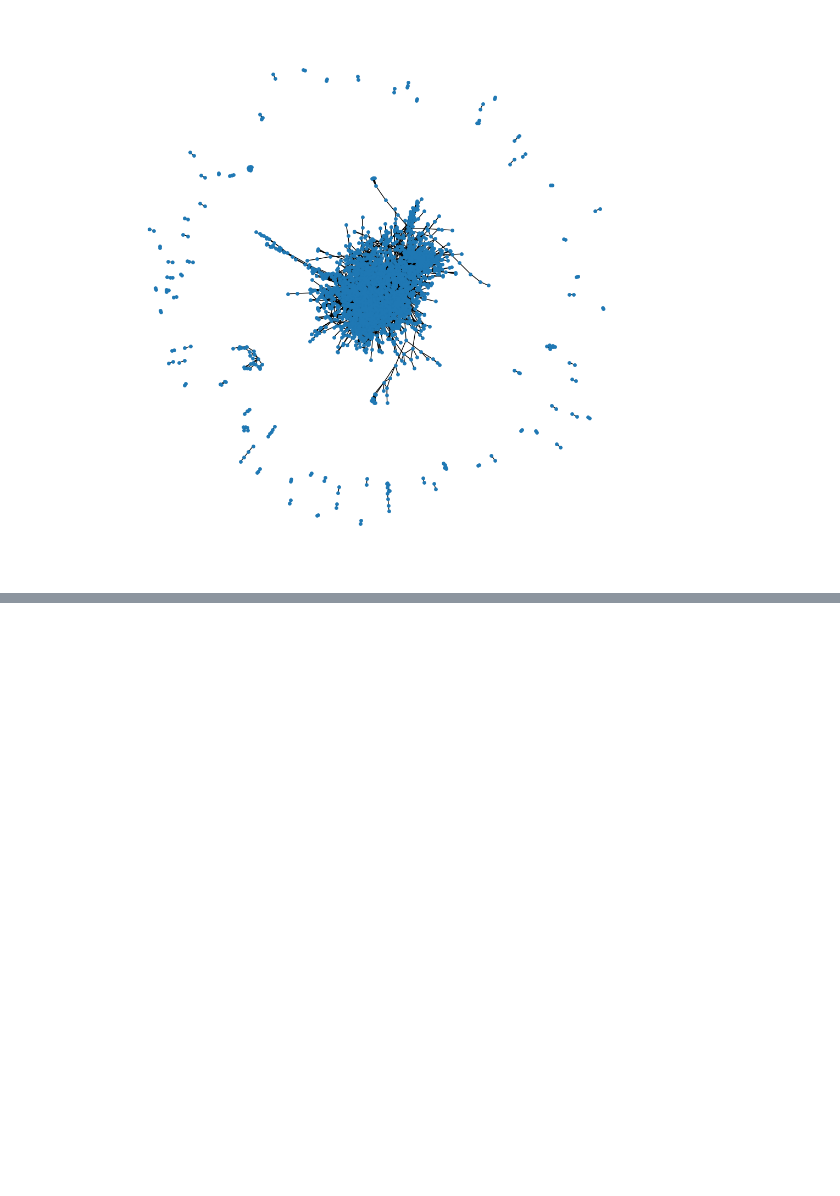
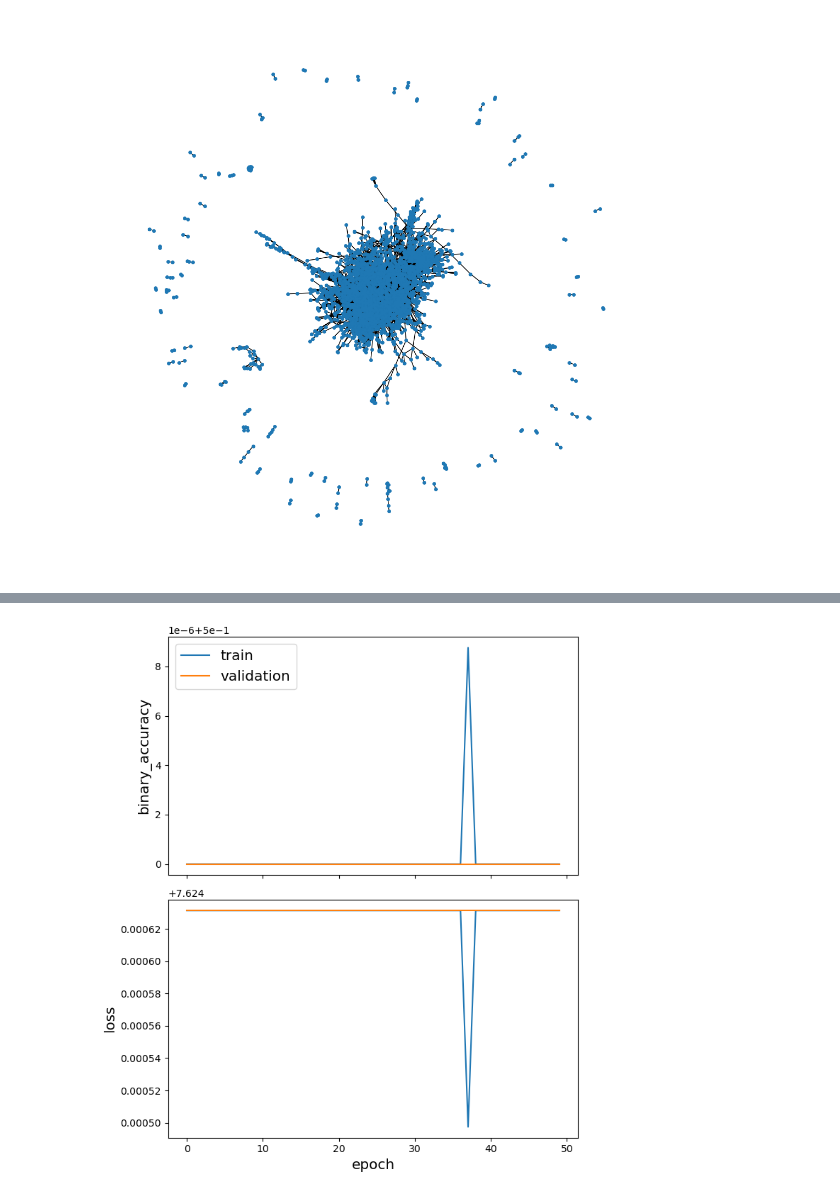
Before and after one commit to rreece15/Collaborative-Networks-In-Machine-Learning, a Jupyter notebook: model/citation_network.ipynb, the cells around one changed output, grey strips where cells are left out. Drawn from its saved outputs; the diff is of its cells as text; code cells hidden in the pictures; blank space fills up the shorter version.

```diff
--- a/model/citation_network.ipynb
+++ b/model/citation_network.ipynb
@@ -241,0 +279,12 @@ RuntimeError: This StellarGraph has no numeric feature attributes for nodesNode
+# %%
+prediction = LinkEmbedding(activation="relu", method="ip")(x_out)
+# %%
+prediction = keras.layers.Reshape((-1,))(prediction)
+# %%
+model = keras.Model(inputs=x_inp, outputs=prediction)
+
+history = model.compile(
+    optimizer=keras.optimizers.Adam(lr=0.01),
+    loss=keras.losses.binary_crossentropy,
+    metrics=[tf.keras.metrics.BinaryAccuracy()],
+)
@@ -241,0 +313,4 @@ RuntimeError: This StellarGraph has no numeric feature attributes for nodesNode
+# %%
+history = model.fit(
+    train_flow, epochs=epochs, validation_data=test_flow, verbose=2, shuffle=False
+)
@@ -241,0 +328,4 @@ RuntimeError: This StellarGraph has no numeric feature attributes for nodesNode
+# %%
+sg.utils.plot_history(history)
+# %% [output]
+[figure, added]
```
Also changed, not shown: parts of 20 cells of this notebook, 2 other files.
